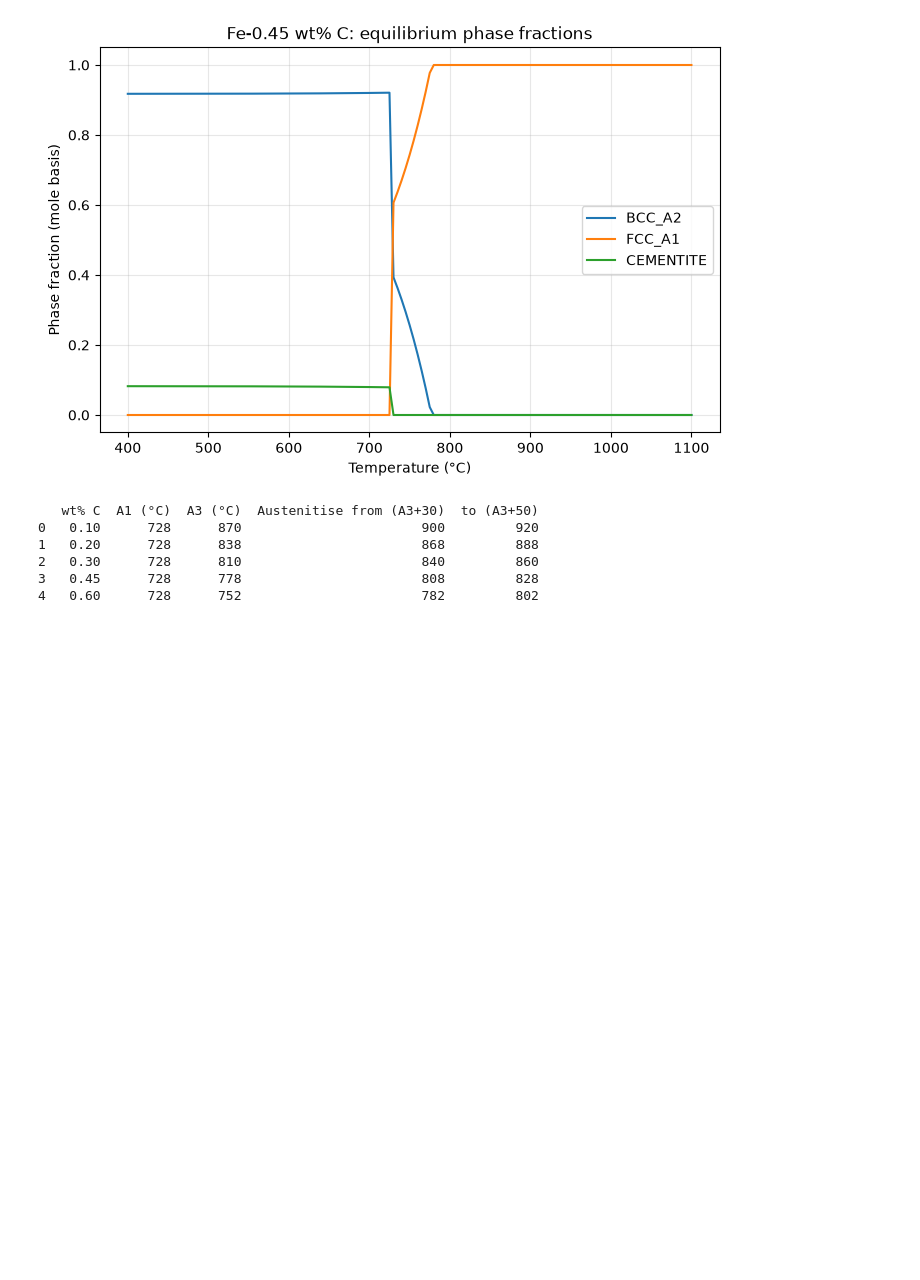
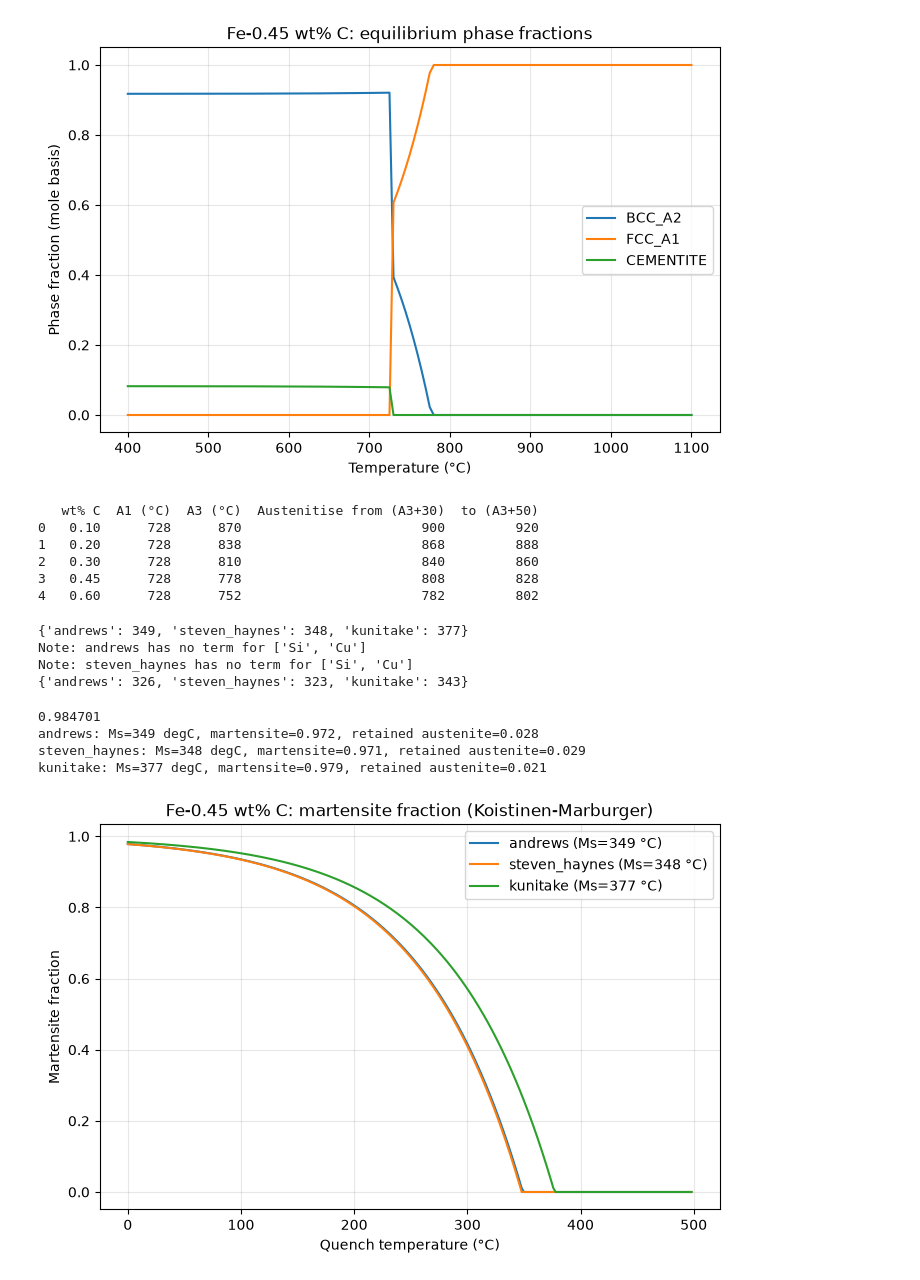
Before and after one commit to EUNICE-glitch/FeC-Navigator, a Jupyter notebook: notebooks/01_Fe_C_phase_diagram.ipynb, the cells around one changed output. Saved outputs shown, nothing was run; the diff lists cells and outputs as text; code cells hidden in the pictures; blank space fills up the shorter version.

Commit message:
Add Ms formulas and Koistinen-Marburger martensite fraction

```diff
--- a/notebooks/01_Fe_C_phase_diagram.ipynb
+++ b/notebooks/01_Fe_C_phase_diagram.ipynb
@@ -130,3 +130,63 @@ print(pd.DataFrame(rows))
 2   0.30      728      810                       840         860
 3   0.45      728      778                       808         828
 4   0.60      728      752                       782         802
+# %%
+#Starting the kinetics layer
+
+MS_FORMULAS = {
+    'andrews':       (539.0, {'C':423, 'Mn':30.4, 'Ni':17.7, 'Cr':12.1, 'Mo':7.5}),
+    'steven_haynes': (561.0, {'C':474, 'Mn':33,   'Ni':17,   'Cr':17,   'Mo':21}),
+    'kunitake':      (560.5, {'C':407.3, 'Si':7.3, 'Mn':37.8, 'Cu':20.5,
+                              'Ni':19.5, 'Cr':19.8, 'Mo':4.5}),
+}
+
+def Ms(comp, method='andrews'):
+    """Ms in degC. comp is a dict of wt%, e.g. {'C':0.45,'Mn':0.75}."""
+    base, coeffs = MS_FORMULAS[method]
+    ignored = [el for el, w in comp.items() if w > 0 and el not in coeffs]
+    if ignored:
+        print(f"Note: {method} has no term for {ignored}")
+    return base - sum(k * comp.get(el, 0) for el, k in coeffs.items())
+
+def Ms_all(comp):
+    return {m: round(Ms(comp, m)) for m in MS_FORMULAS}
+
+print(Ms_all({'C': 0.45}))
+print(Ms_all({'C': 0.45, 'Mn': 0.75, 'Si': 0.25, 'Cu': 0.2}))   # illustrative steel
+# %% [output]
+{'andrews': 349, 'steven_haynes': 348, 'kunitake': 377}
+Note: andrews has no term for ['Si', 'Cu']
+Note: steven_haynes has no term for ['Si', 'Cu']
+{'andrews': 326, 'steven_haynes': 323, 'kunitake': 343}
+# %%
+import numpy as np
+import matplotlib.pyplot as plt
+
+def martensite_fraction(Ms, T, alpha=0.011):
+    """Fraction of austenite transformed to martensite at temperature T (degC)."""
+    return 0.0 if T >= Ms else 1 - np.exp(-alpha * (Ms - T))
+
+# Test against the Cambridge program's worked example: Ms=400, T=20 -> 0.984701
+print(round(martensite_fraction(400, 20), 6))
+
+# Your 0.45 wt% C steel quenched to room temperature (25 degC)
+for name, ms in Ms_all({'C': 0.45}).items():
+    f = martensite_fraction(ms, 25)
+    print(f"{name}: Ms={ms} degC, martensite={f:.3f}, retained austenite={1-f:.3f}")
+
+# Curve of martensite fraction against quench temperature
+fig, ax = plt.subplots(figsize=(8, 5))
+T = np.arange(0, 500, 2)
+for name, ms in Ms_all({'C': 0.45}).items():
+    ax.plot(T, [martensite_fraction(ms, t) for t in T], label=f'{name} (Ms={ms} °C)')
+ax.set_xlabel('Quench temperature (°C)')
+ax.set_ylabel('Martensite fraction')
+ax.set_title('Fe-0.45 wt% C: martensite fraction (Koistinen-Marburger)')
+ax.legend(); ax.grid(alpha=0.3)
+plt.show()
+# %% [output]
+0.984701
+andrews: Ms=349 degC, martensite=0.972, retained austenite=0.028
+steven_haynes: Ms=348 degC, martensite=0.971, retained austenite=0.029
+kunitake: Ms=377 degC, martensite=0.979, retained austenite=0.021
+[figure, added]
```
